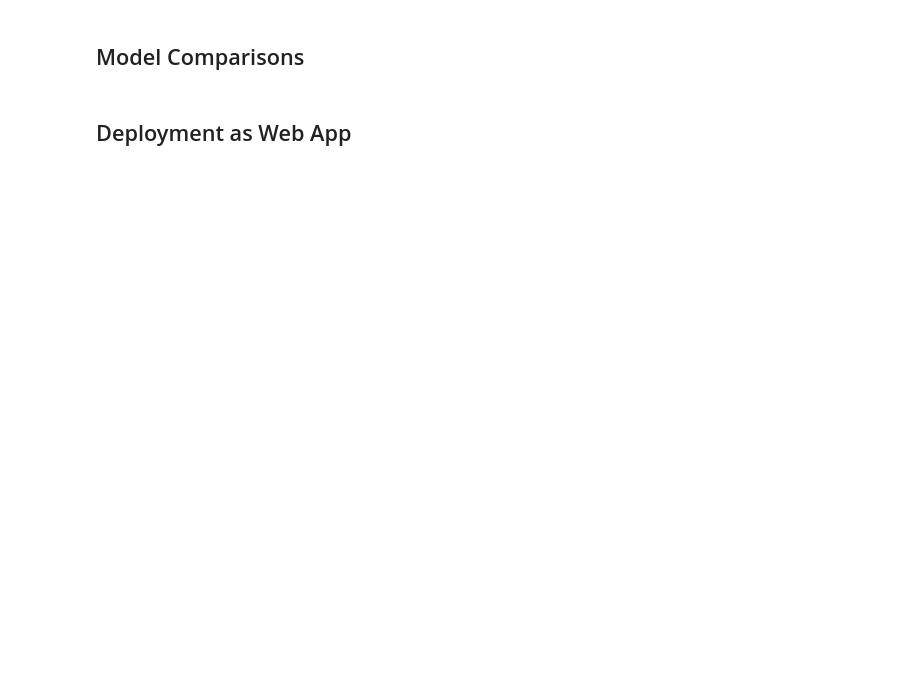
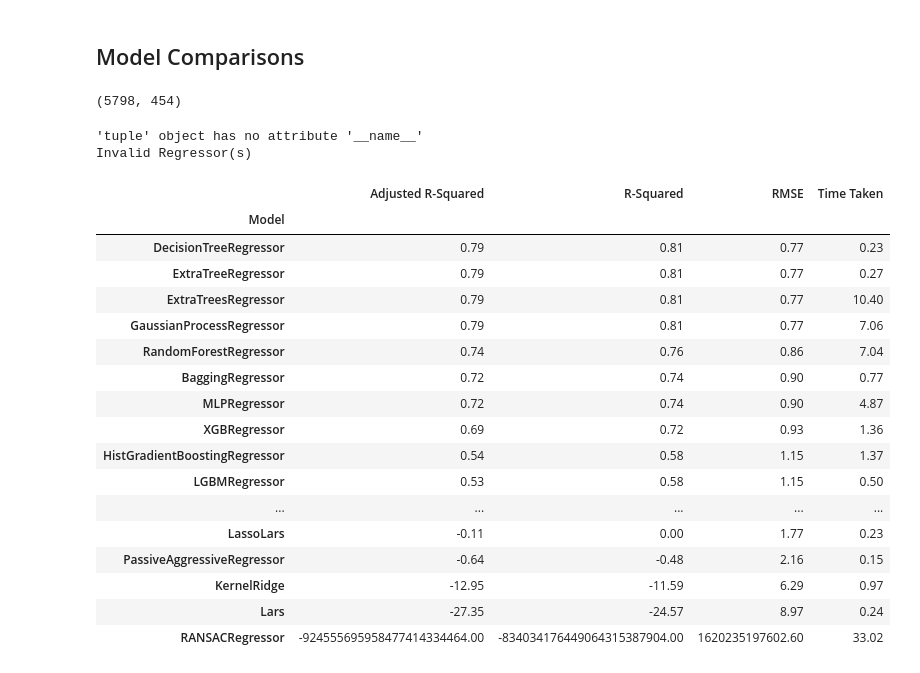
Before and after one commit to Curtis-Wu/Computational-Drug-Discovery-Webapp, a Jupyter notebook: models/acetylcholinesterase/Computational Drug Discovery Project.ipynb, the cells around one changed output. Drawn from its saved outputs; the diff is of its cells as text; code cells hidden in the pictures; blank space fills up the shorter version.

Commit message:
completed model training

```diff
--- a/models/acetylcholinesterase/Computational Drug Discovery Project.ipynb
+++ b/models/acetylcholinesterase/Computational Drug Discovery Project.ipynb
@@ -681,4 +659,11 @@ from lazypredict.Supervised import LazyRegressor
 # %%
-df = pd.read_csv('data/acetylcholinesterase_06_bioactivity_data_3class_pIC50_pubchem_fp.csv')
+df = pd.read_csv('data/data_XandY.csv')
 X = df.drop('pIC50',axis = 1)
 Y = df.pIC50
+# Removing low variance features
+from sklearn.feature_selection import VarianceThreshold
+selection = VarianceThreshold(threshold=0.01)
+X = selection.fit_transform(X)
+X.shape
+# %% [output]
+(5798, 454)
@@ -698,2 +670,2 @@ train,test = clf.fit(X_train,X_test,Y_train,Y_test)
-# %% [markdown]
-## Deployment as Web App
+# %%
+X_train, X_test, y_train, y_test = train_test_split(X, Y, test_size=0.2,random_state=1)
@@ -699,0 +675,28 @@ train,test = clf.fit(X_train,X_test,Y_train,Y_test)
+# %%
+clf = LazyRegressor(verbose=0,ignore_warnings=True, custom_metric=None)
+models_train,predictions_train = clf.fit(X_train, X_train, y_train, y_train)
+models_test,predictions_test = clf.fit(X_train, X_test, y_train, y_test)
+# %% [output]
+'tuple' object has no attribute '__name__'
+Invalid Regressor(s)
+# %%
+models_train
+# %% [output]
+|  | Adjusted R-Squared | R-Squared | RMSE | Time Taken |
+| Model |  |  |  |  |
+| DecisionTreeRegressor | 0.79 | 0.81 | 0.77 | 0.23 |
+| ExtraTreeRegressor | 0.79 | 0.81 | 0.77 | 0.27 |
+| ExtraTreesRegressor | 0.79 | 0.81 | 0.77 | 10.40 |
+| GaussianProcessRegressor | 0.79 | 0.81 | 0.77 | 7.06 |
+| RandomForestRegressor | 0.74 | 0.76 | 0.86 | 7.04 |
+| BaggingRegressor | 0.72 | 0.74 | 0.90 | 0.77 |
+| MLPRegressor | 0.72 | 0.74 | 0.90 | 4.87 |
+| XGBRegressor | 0.69 | 0.72 | 0.93 | 1.36 |
+| HistGradientBoostingRegressor | 0.54 | 0.58 | 1.15 | 1.37 |
+| LGBMRegressor | 0.53 | 0.58 | 1.15 | 0.50 |
+| ... | ... | ... | ... | ... |
+| LassoLars | -0.11 | 0.00 | 1.77 | 0.23 |
+| PassiveAggressiveRegressor | -0.64 | -0.48 | 2.16 | 0.15 |
+| KernelRidge | -12.95 | -11.59 | 6.29 | 0.97 |
+| Lars | -27.35 | -24.57 | 8.97 | 0.24 |
+| RANSACRegressor | -924555695958477414334464.00 | -834034176449064315387904.00 | 1620235197602.60 | 33.02 |
```
Also changed, not shown: parts of 17 cells of this notebook, 4 other files.
